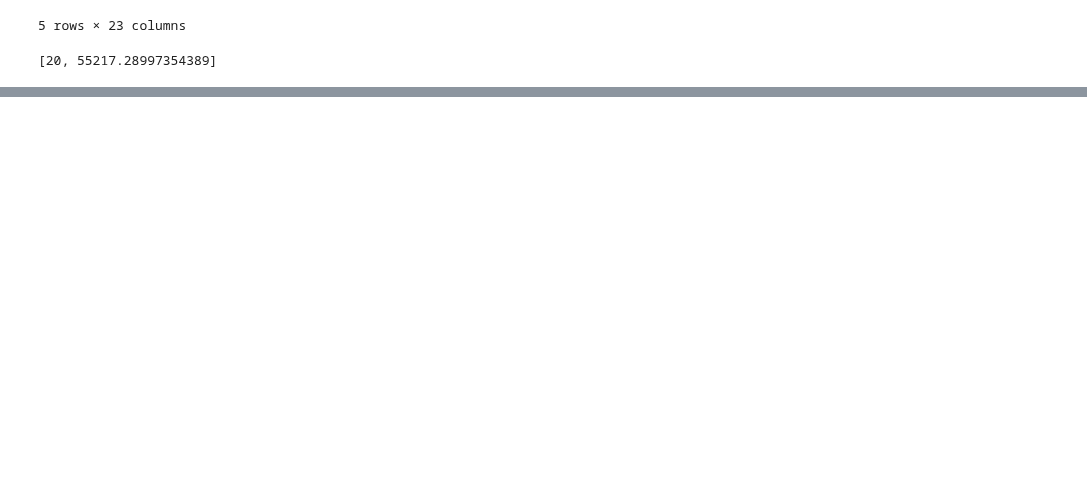
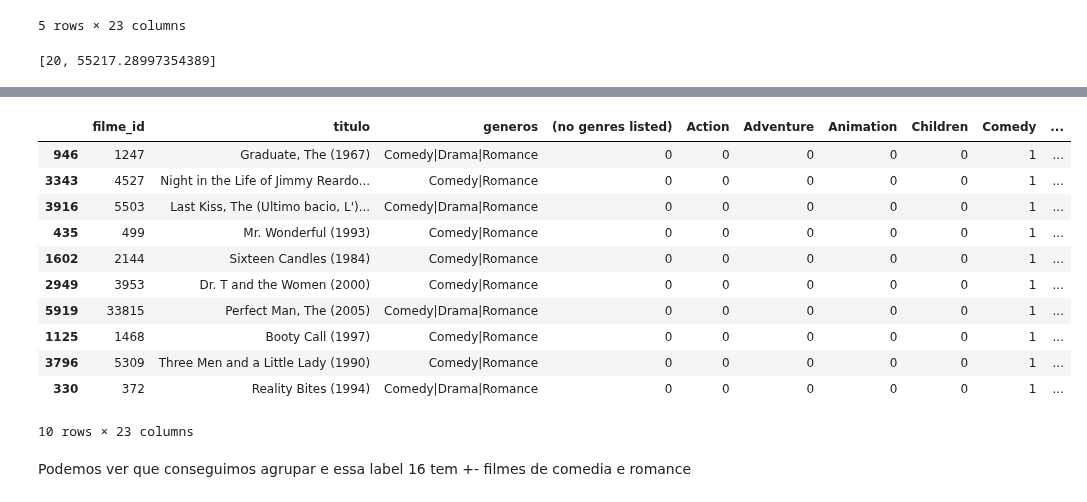
Before and after one commit to lsandrade/alura-ml, a Jupyter notebook: recomendacao filmes.ipynb, the cells around one changed output, grey strips where cells are left out. Drawn from its saved outputs; the diff is of its cells as text; code cells hidden in the pictures; blank space fills up the shorter version.

```diff
--- a/recomendacao filmes.ipynb
+++ b/recomendacao filmes.ipynb
@@ -203,0 +255,17 @@ kmeans(20, generos_escalados)
+# %%
+dados[modelo.labels_ == 16].sample(10)
+# %% [output]
+|  | filme_id | titulo | generos | (no genres listed) | Action | Adventure | Animation | Children | Comedy | ... |
+| 946 | 1247 | Graduate, The (1967) | Comedy|Drama|Romance | 0 | 0 | 0 | 0 | 0 | 1 | ... |
+| 3343 | 4527 | Night in the Life of Jimmy Reardo... | Comedy|Romance | 0 | 0 | 0 | 0 | 0 | 1 | ... |
+| 3916 | 5503 | Last Kiss, The (Ultimo bacio, L')... | Comedy|Drama|Romance | 0 | 0 | 0 | 0 | 0 | 1 | ... |
+| 435 | 499 | Mr. Wonderful (1993) | Comedy|Romance | 0 | 0 | 0 | 0 | 0 | 1 | ... |
+| 1602 | 2144 | Sixteen Candles (1984) | Comedy|Romance | 0 | 0 | 0 | 0 | 0 | 1 | ... |
+| 2949 | 3953 | Dr. T and the Women (2000) | Comedy|Romance | 0 | 0 | 0 | 0 | 0 | 1 | ... |
+| 5919 | 33815 | Perfect Man, The (2005) | Comedy|Drama|Romance | 0 | 0 | 0 | 0 | 0 | 1 | ... |
+| 1125 | 1468 | Booty Call (1997) | Comedy|Romance | 0 | 0 | 0 | 0 | 0 | 1 | ... |
+| 3796 | 5309 | Three Men and a Little Lady (1990) | Comedy|Romance | 0 | 0 | 0 | 0 | 0 | 1 | ... |
+| 330 | 372 | Reality Bites (1994) | Comedy|Drama|Romance | 0 | 0 | 0 | 0 | 0 | 1 | ... |
+10 rows × 23 columns
+# %% [markdown]
+Podemos ver que conseguimos agrupar e essa label 16 tem +- filmes de comedia e romance
```
Also changed, not shown: parts of 5 cells of this notebook.
